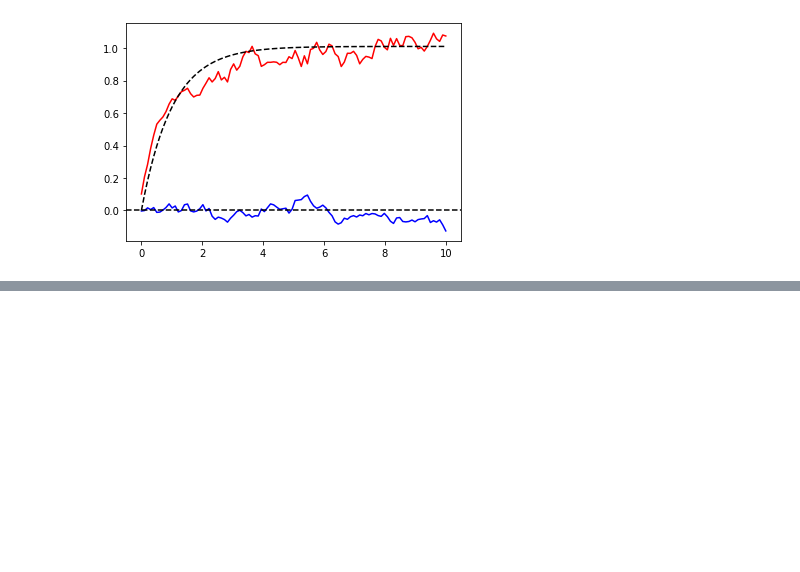
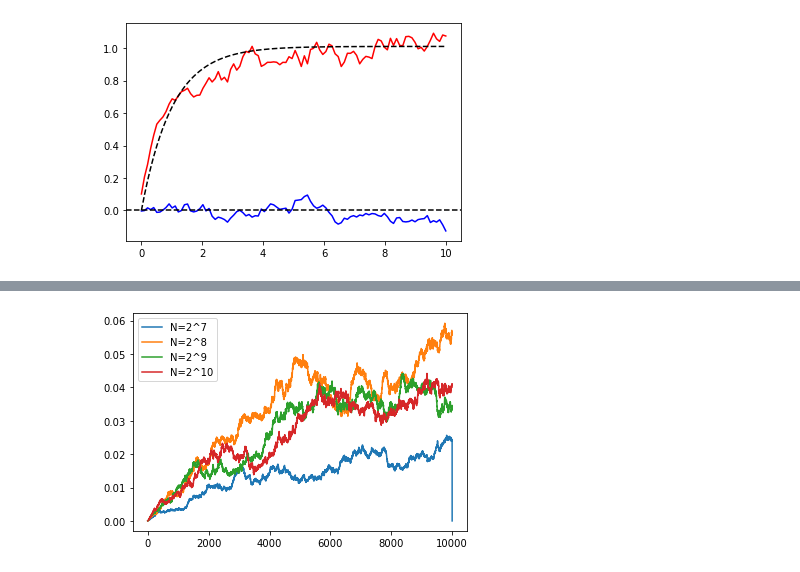
Before and after one commit to gapolinario/SPDE-JKW-Algorithm, a Jupyter notebook: Results.ipynb, the cells around one changed output, grey strips where cells are left out. Cells and saved outputs as stored; diff of their text form; code cells hidden in the pictures; blank space fills up the shorter version.

```diff
--- a/Results.ipynb
+++ b/Results.ipynb
@@ -657,0 +686,10 @@ plt.show()
+# %%
+k0 = 2
+plt.plot(spec_01[:,k0],label=f"N=2^7")
+plt.plot(spec_02[:,k0],label=f"N=2^8")
+plt.plot(spec_03[:,k0],label=f"N=2^9")
+plt.plot(spec_04[:,k0],label=f"N=2^{10}")
+plt.legend()
+plt.show()
+# %% [output]
+[figure, added]
```
Also changed, not shown: parts of 17 cells of this notebook, 8 other files.
